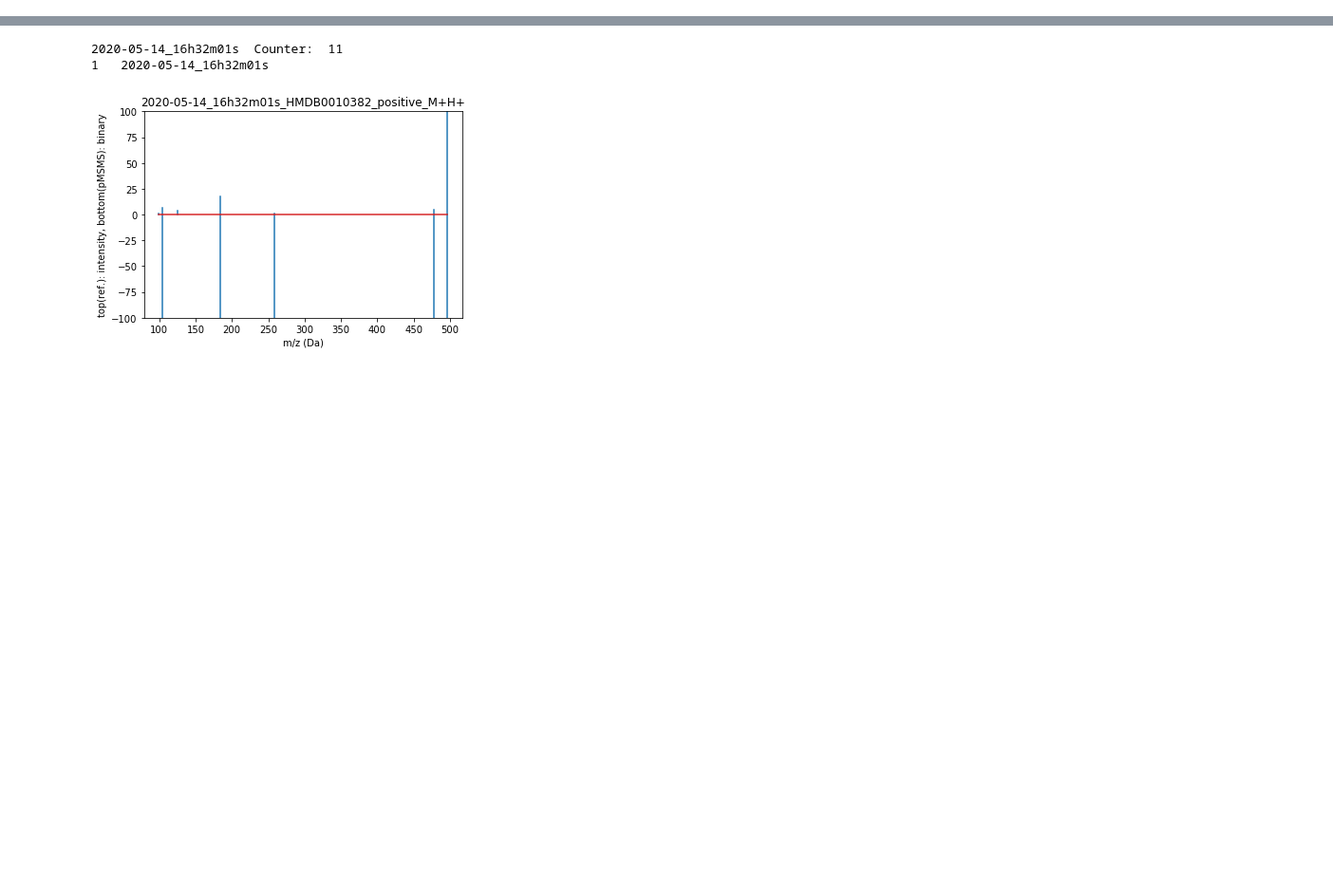
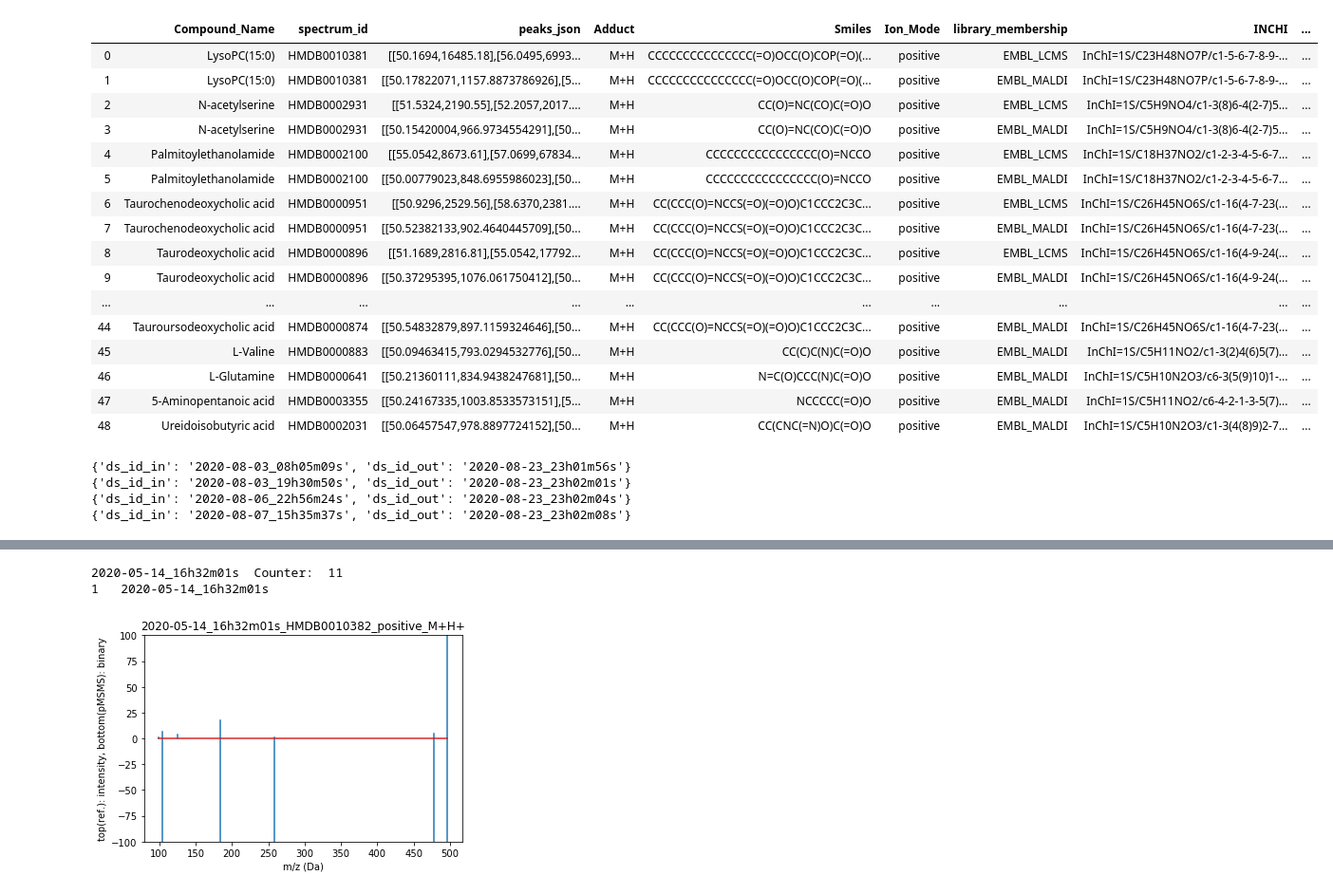
Before and after one commit to DinosaurInSpace/metaspace_msms_paper, a Jupyter notebook: I_spotted_standards.ipynb, the cells around one changed output, grey strips where cells are left out. Shown at 95% size. Drawn from its saved outputs; the diff is of its cells as text; code cells hidden in the pictures; blank space fills up the shorter version.

```diff
--- a/I_spotted_standards.ipynb
+++ b/I_spotted_standards.ipynb
@@ -68,9 +71,27 @@ ref_expt_neg = 'input/reference_spectra/negative_experimental'
 # %%
 # 5. Collecting in-house experimental MS/MS spectra for spotted compounds
-embl_expt_pos = 'input/reference_spectra/embl_maldi/positive'
-embl_expt_neg = 'input/reference_spectra/embl_maldi/negative'
-
-## Parse to [(mz,int),..] once generated and format known.
+ref_exptl_embl_pos = pd.read_pickle("input/reference_spectra/spotted_ref_exptl_df.pickle")
+# %%
+# Converted fiole, may need to double check header compatiability with "gnps_df.pickle"
+ref_exptl_embl_pos
+# %% [output]
+|  | Compound_Name | spectrum_id | peaks_json | Adduct | Smiles | Ion_Mode | library_membership | INCHI | ... |
+| 0 | LysoPC(15:0) | HMDB0010381 | [[50.1694,16485.18],[56.0495,6993... | M+H | CCCCCCCCCCCCCCC(=O)OCC(O)COP(=O)(... | positive | EMBL_LCMS | InChI=1S/C23H48NO7P/c1-5-6-7-8-9-... | ... |
+| 1 | LysoPC(15:0) | HMDB0010381 | [[50.17822071,1157.8873786926],[5... | M+H | CCCCCCCCCCCCCCC(=O)OCC(O)COP(=O)(... | positive | EMBL_MALDI | InChI=1S/C23H48NO7P/c1-5-6-7-8-9-... | ... |
+| 2 | N-acetylserine | HMDB0002931 | [[51.5324,2190.55],[52.2057,2017.... | M+H | CC(O)=NC(CO)C(=O)O | positive | EMBL_LCMS | InChI=1S/C5H9NO4/c1-3(8)6-4(2-7)5... | ... |
+| 3 | N-acetylserine | HMDB0002931 | [[50.15420004,966.9734554291],[50... | M+H | CC(O)=NC(CO)C(=O)O | positive | EMBL_MALDI | InChI=1S/C5H9NO4/c1-3(8)6-4(2-7)5... | ... |
+| 4 | Palmitoylethanolamide | HMDB0002100 | [[55.0542,8673.61],[57.0699,67834... | M+H | CCCCCCCCCCCCCCCC(O)=NCCO | positive | EMBL_LCMS | InChI=1S/C18H37NO2/c1-2-3-4-5-6-7... | ... |
+| 5 | Palmitoylethanolamide | HMDB0002100 | [[50.00779023,848.6955986023],[50... | M+H | CCCCCCCCCCCCCCCC(O)=NCCO | positive | EMBL_MALDI | InChI=1S/C18H37NO2/c1-2-3-4-5-6-7... | ... |
+| 6 | Taurochenodeoxycholic acid | HMDB0000951 | [[50.9296,2529.56],[58.6370,2381.... | M+H | CC(CCC(O)=NCCS(=O)(=O)O)C1CCC2C3C... | positive | EMBL_LCMS | InChI=1S/C26H45NO6S/c1-16(4-7-23(... | ... |
+| 7 | Taurochenodeoxycholic acid | HMDB0000951 | [[50.52382133,902.4640445709],[50... | M+H | CC(CCC(O)=NCCS(=O)(=O)O)C1CCC2C3C... | positive | EMBL_MALDI | InChI=1S/C26H45NO6S/c1-16(4-7-23(... | ... |
+| 8 | Taurodeoxycholic acid | HMDB0000896 | [[51.1689,2816.81],[55.0542,17792... | M+H | CC(CCC(O)=NCCS(=O)(=O)O)C1CCC2C3C... | positive | EMBL_LCMS | InChI=1S/C26H45NO6S/c1-16(4-9-24(... | ... |
+| 9 | Taurodeoxycholic acid | HMDB0000896 | [[50.37295395,1076.061750412],[50... | M+H | CC(CCC(O)=NCCS(=O)(=O)O)C1CCC2C3C... | positive | EMBL_MALDI | InChI=1S/C26H45NO6S/c1-16(4-9-24(... | ... |
+| ... | ... | ... | ... | ... | ... | ... | ... | ... | ... |
+| 44 | Tauroursodeoxycholic acid | HMDB0000874 | [[50.54832879,897.1159324646],[50... | M+H | CC(CCC(O)=NCCS(=O)(=O)O)C1CCC2C3C... | positive | EMBL_MALDI | InChI=1S/C26H45NO6S/c1-16(4-7-23(... | ... |
+| 45 | L-Valine | HMDB0000883 | [[50.09463415,793.0294532776],[50... | M+H | CC(C)C(N)C(=O)O | positive | EMBL_MALDI | InChI=1S/C5H11NO2/c1-3(2)4(6)5(7)... | ... |
+| 46 | L-Glutamine | HMDB0000641 | [[50.21360111,834.9438247681],[50... | M+H | N=C(O)CCC(N)C(=O)O | positive | EMBL_MALDI | InChI=1S/C5H10N2O3/c6-3(5(9)10)1-... | ... |
+| 47 | 5-Aminopentanoic acid | HMDB0003355 | [[50.24167335,1003.8533573151],[5... | M+H | NCCCCC(=O)O | positive | EMBL_MALDI | InChI=1S/C5H11NO2/c6-4-2-1-3-5(7)... | ... |
+| 48 | Ureidoisobutyric acid | HMDB0002031 | [[50.06457547,978.8897724152],[50... | M+H | CC(CNC(=N)O)C(=O)O | positive | EMBL_MALDI | InChI=1S/C5H10N2O3/c1-3(4(8)9)2-7... | ... |
 # %%
 # 6. Generating custom MS1 database using known spotted compounds.
 cm3_df = pd.read_pickle('input/core_metabolome_v3.pickle')
@@ -78,17 +112,18 @@ cm3_stds_df = cm3_df[cm3_df.id.isin(list(spotted_cmpds_df.id))].copy(deep=True)
 # %%
-### not now ###
+# Don't rerun!  Will clone datasets
 # 7. Running and interpreting the METASPACE results.
-spotted_ds_id_in = {'id_1': 'positive', 'id_n': 'negative'}
 out_dict_list = []
-for ds, polarity in spotted_ds_id_in.items():
-    if polarity == 'positive':
-        x = copy_beta(ds, 'HNaKM', 'cm3_stds')
-    elif polarity == 'negative':
-        x = copy_beta(ds, 'HM', 'cm3_stds')
+for ds, meta in spotted_ds_id_in.items():
+    if meta[0] == 'positive':
+        x = copy_beta(ds, 'HNaKM', meta[3])
+    elif meta[0] == 'negative':
+        x = copy_beta(ds, 'HM', meta[3])
     out_dict_list.append(x)
 
 out_df = pd.DataFrame(out_dict_list)
-out_df.to_pickle('cm3_spotted_msms_df.pickle')
-
-# Check that jobs are complete on server before running next cell
-## Update list of dataset ids after experiment ran
+out_df.to_pickle('cm3_spotted_ms_df.pickle')
+# %% [output]
+{'ds_id_in': '2020-08-03_08h05m09s', 'ds_id_out': '2020-08-23_23h01m56s'}
+{'ds_id_in': '2020-08-03_19h30m50s', 'ds_id_out': '2020-08-23_23h02m01s'}
+{'ds_id_in': '2020-08-06_22h56m24s', 'ds_id_out': '2020-08-23_23h02m04s'}
+{'ds_id_in': '2020-08-07_15h35m37s', 'ds_id_out': '2020-08-23_23h02m08s'}
```
Also changed, not shown: parts of 23 cells of this notebook, 21 other files.
